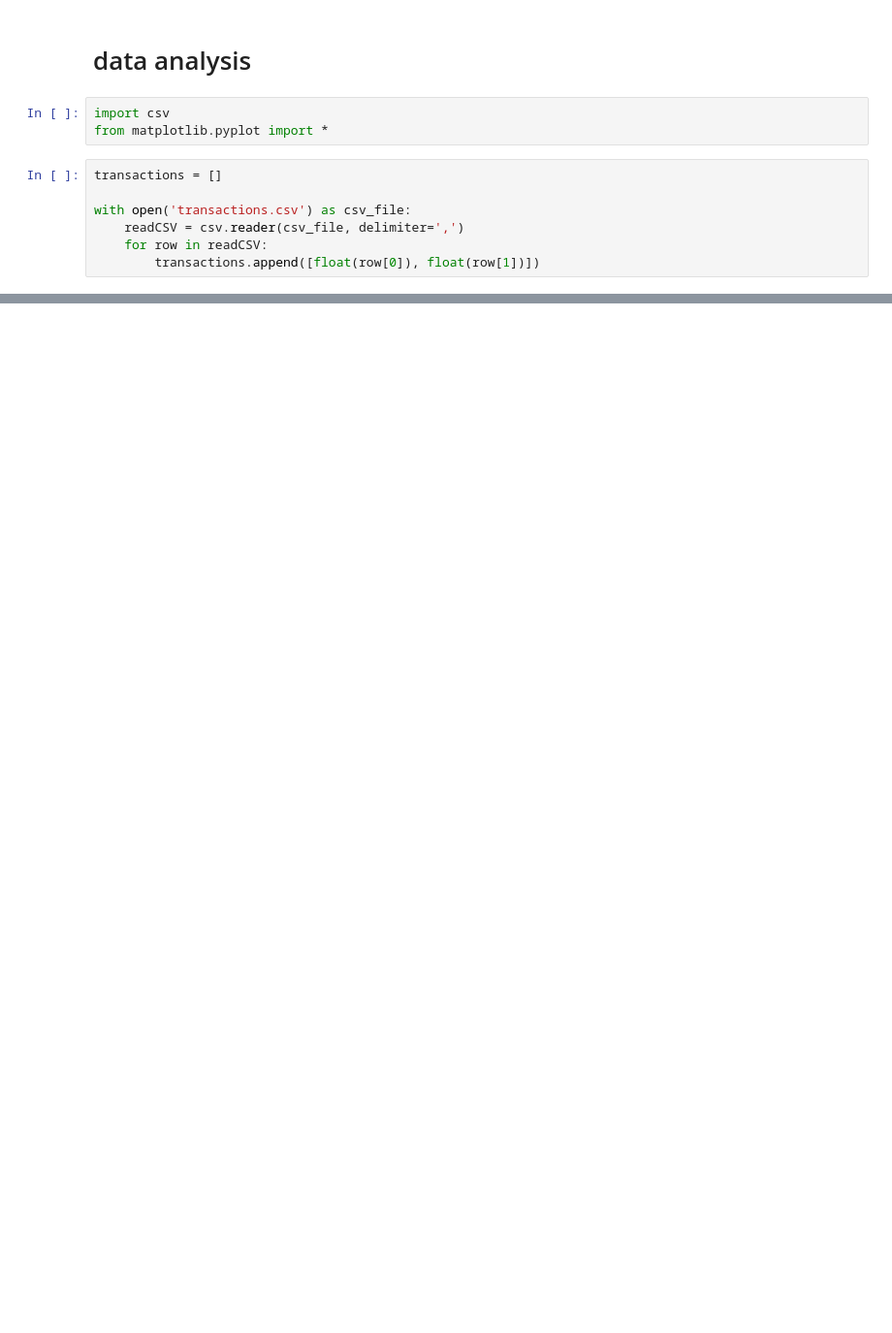
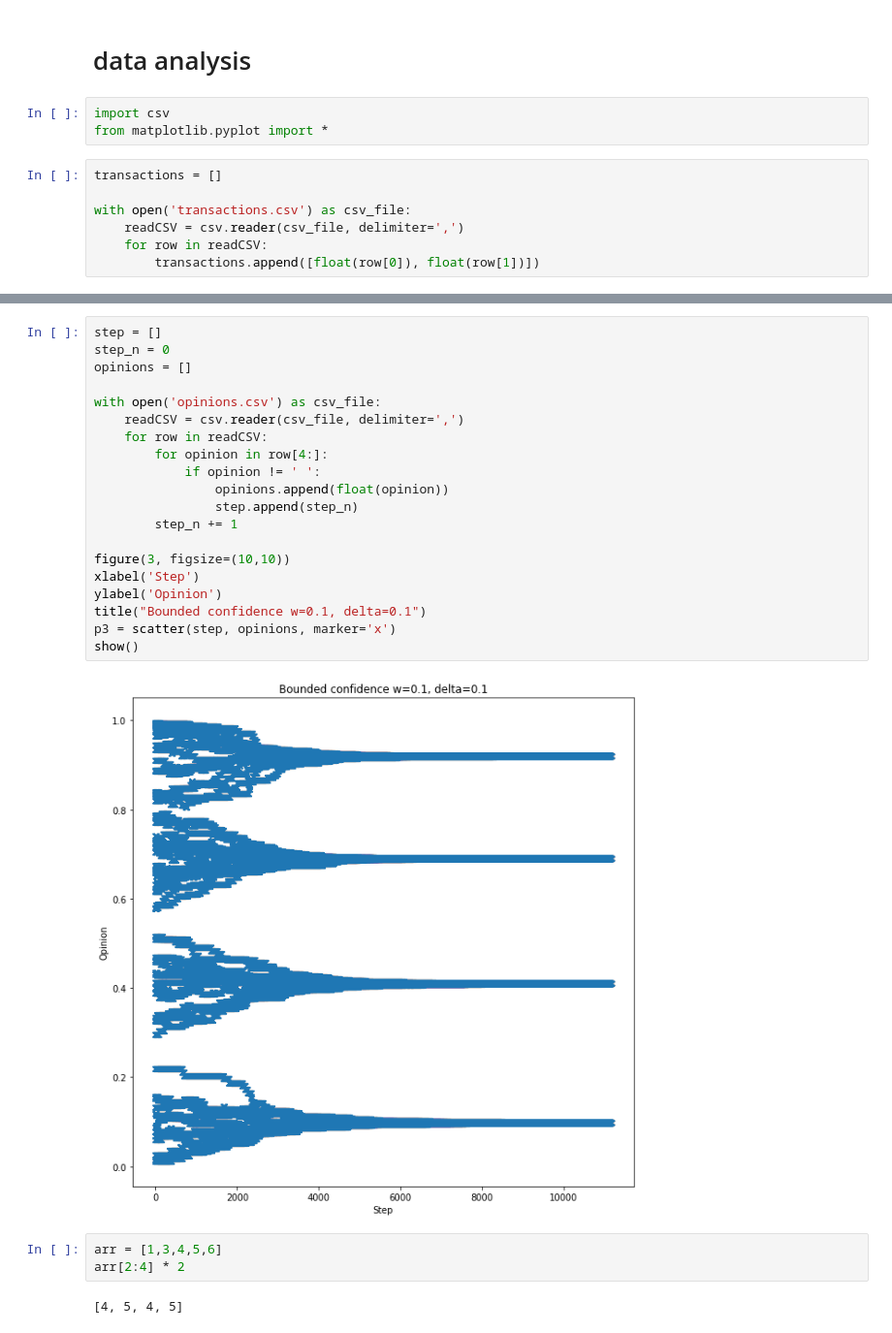
Before and after one commit to ken-neth/opinion_dynamics_BSE, a Jupyter notebook: data analysis.ipynb, the cells around one changed output, grey strips where cells are left out. Shown: that part at 97% size. Saved outputs shown, nothing was run; the diff lists cells and outputs as text; blank space fills up the shorter version.

```diff
--- a/data analysis.ipynb
+++ b/data analysis.ipynb
@@ -48,0 +62,27 @@ show()
+# %%
+step = []
+step_n = 0
+opinions = []
+
+with open('opinions.csv') as csv_file:
+    readCSV = csv.reader(csv_file, delimiter=',')
+    for row in readCSV:
+        for opinion in row[4:]:
+            if opinion != ' ':
+                opinions.append(float(opinion))
+                step.append(step_n)
+        step_n += 1
+
+figure(3, figsize=(10,10))
+xlabel('Step')
+ylabel('Opinion')
+title("Bounded confidence w=0.1, delta=0.1")
+p3 = scatter(step, opinions, marker='x')
+show()
+# %% [output]
+[figure, added]
+# %%
+arr = [1,3,4,5,6]
+arr[2:4] * 2
+# %% [output]
+[4, 5, 4, 5]
```
Also changed, not shown: parts of 3 cells of this notebook, 13 other files.
